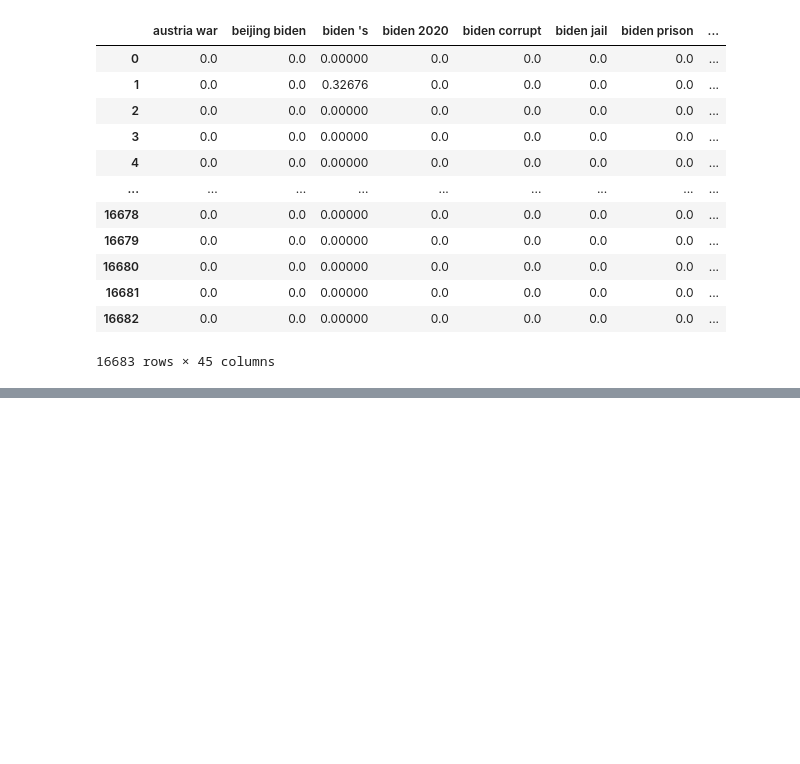
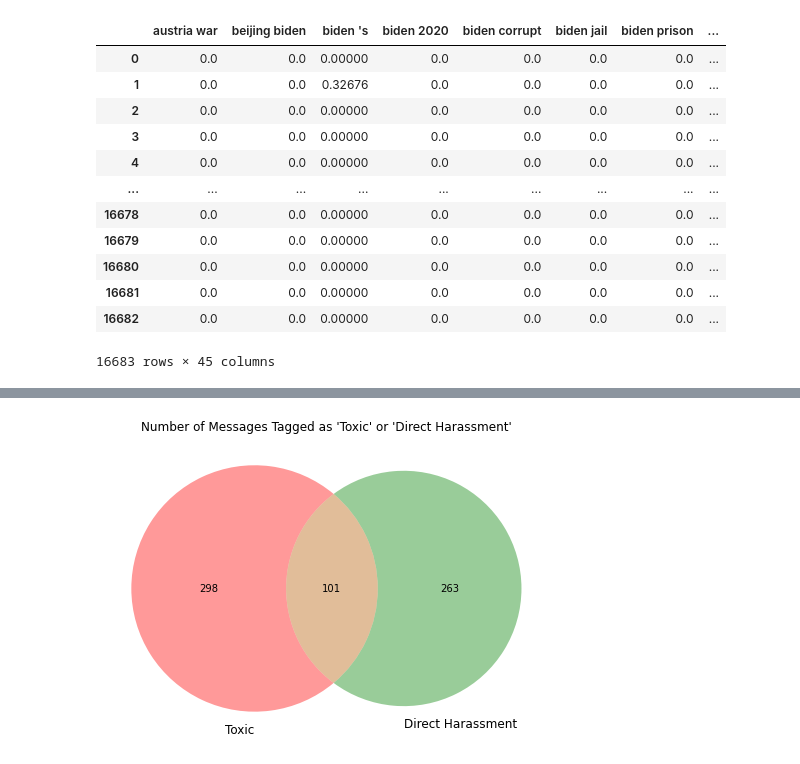
Before and after one commit to feebeef/Twitch-Chat-Log-Toxicity-Analysis, a Jupyter notebook: initial-EDA.ipynb, the cells around one changed output, grey strips where cells are left out. Saved outputs shown, nothing was run; the diff lists cells and outputs as text; code cells hidden in the pictures; blank space fills up the shorter version.

```diff
--- a/initial-EDA.ipynb
+++ b/initial-EDA.ipynb
@@ -276,0 +303,17 @@ memory usage: 2.5+ KB
+# %%
+from matplotlib_venn import venn2
+t = df[(df['Toxic'] == 1) & (df['Direct Harassment'] == 0)].shape[0]
+d = df[(df['Toxic'] == 0) & (df['Direct Harassment'] == 1)].shape[0]
+t_d = df[(df['Toxic'] == 1) & (df['Direct Harassment'] == 1)].shape[0]
+
+h =  df[(df['Toxic'] == 0) & (df['Hate Speech'] == 1)].shape[0]
+t_h = df[(df['Toxic'] == 1) & (df['Hate Speech'] == 1)].shape[0]
+# Make the diagram
+
+plt.figure(figsize=(8, 8))
+plt.title("Number of Messages Tagged as 'Toxic' or 'Direct Harassment'")
+venn2(subsets = (t, d, t_d),
+      set_labels=('Toxic', 'Direct Harassment'))
+plt.show()
+# %% [output]
+[figure, added]
```
Also changed, not shown: parts of 10 cells of this notebook.
